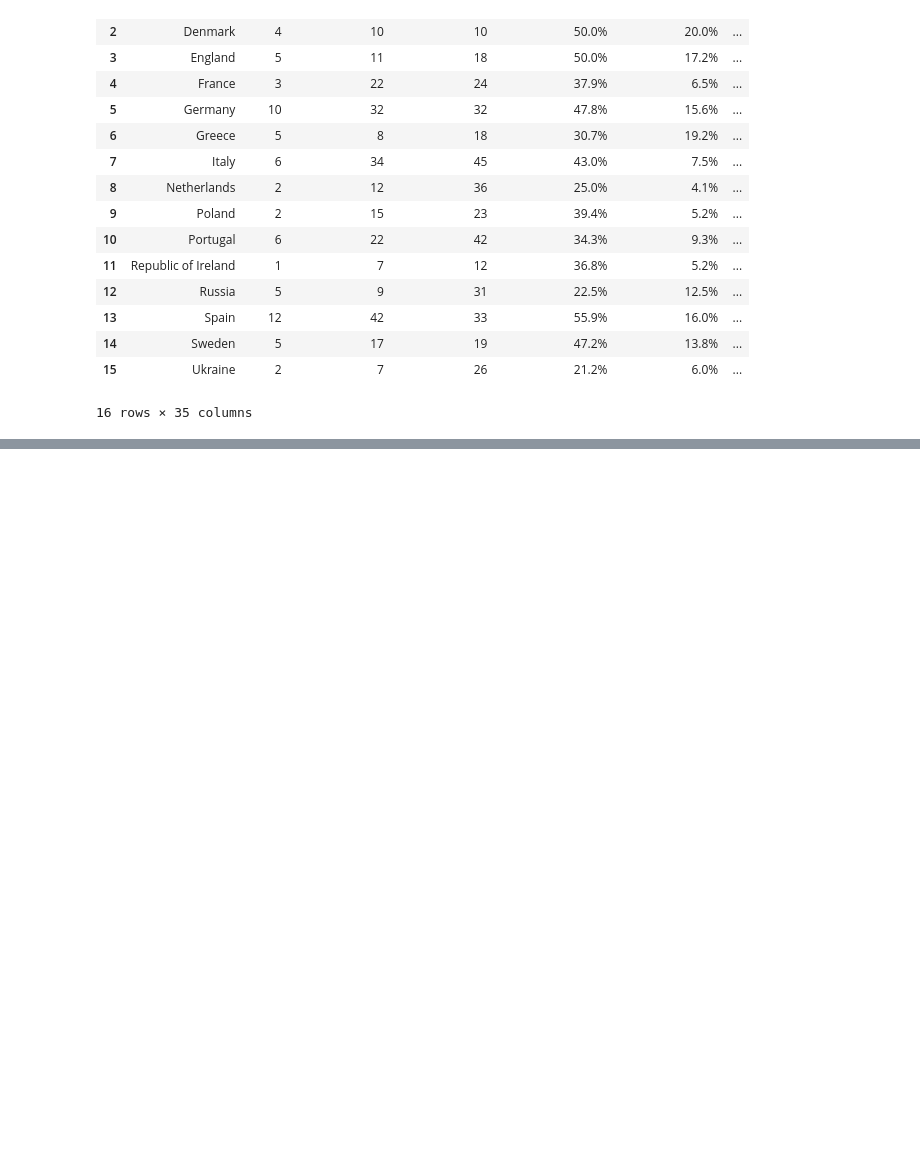
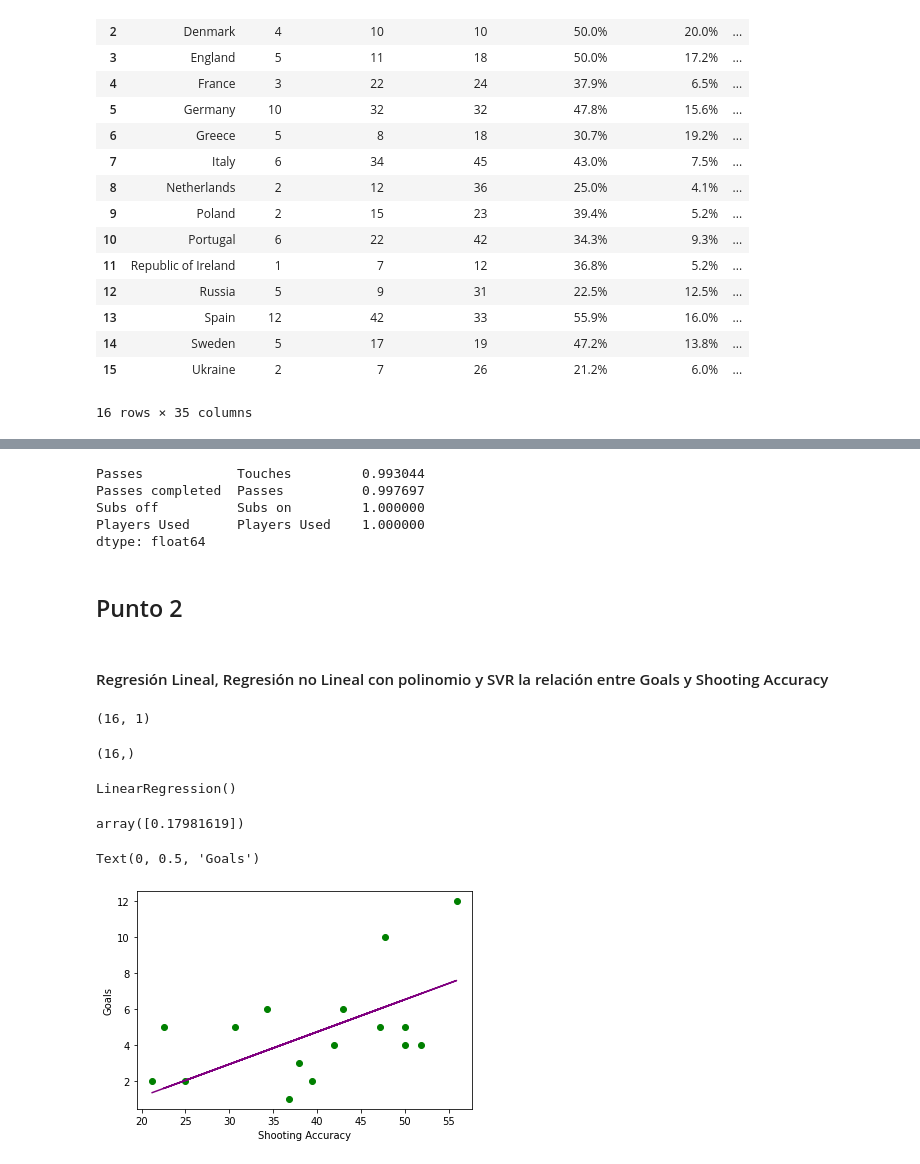
Before and after one commit to Adriagallardo/Adria-Gallardo-Thebridge, a Jupyter notebook: Ejercicios/Week9/4.polynomial_regresion/2.football_stats.ipynb, the cells around one changed output, grey strips where cells are left out. Cells and saved outputs as stored; diff of their text form; code cells hidden in the pictures; blank space fills up the shorter version.

```diff
--- a/Ejercicios/Week9/4.polynomial_regresion/2.football_stats.ipynb
+++ b/Ejercicios/Week9/4.polynomial_regresion/2.football_stats.ipynb
@@ -38,0 +114,49 @@ df
+# %%
+#Cojo 1 de cada 2 ya que las correlaciones en la tabla se repiten 1 vez todas
+se = so[:-30:2]
+se.tail(4)
+#Estos son las columnas de datos de mayor correlación
+# %% [output]
+Passes            Touches         0.993044
+Passes completed  Passes          0.997697
+Subs off          Subs on         1.000000
+Players Used      Players Used    1.000000
+dtype: float64
+# %% [markdown]
+## Punto 2
+# %% [markdown]
+#### Regresión Lineal, Regresión no Lineal con polinomio y SVR la relación entre Goals y Shooting Accuracy
+# %%
+X = df["Shooting Accuracy"].str[:-1].astype(float).values
+X = X.reshape(-1, 1)
+X.shape
+# %% [output]
+(16, 1)
+# %%
+y = df["Goals"].values
+y.shape
+# %% [output]
+(16,)
+# %%
+ X_train, X_test, y_train, y_test = train_test_split(X, y, test_size=0.2)
+# %%
+#Resgresión linear
+lm = LinearRegression()
+# %%
+lm.fit(X_train, y_train)
+# %% [output]
+LinearRegression()
+# %%
+#Con el coeficiente se obtiene la pendiente de la recta de predicción. Esto nos dice que cada punto porcentual de Shooting Accuracy.
+lm.coef_
+# %% [output]
+array([0.17981619])
+# %%
+#Para este caso, la regresión lineal no es buena porque los puntos que se muestran presentan un gran margen de error en cuanto a la predicción postulada.
+plt.scatter(X, y, color = "green")
+plt.plot(X, lm.predict(X), color="purple")
+plt.xlabel("Shooting Accuracy")
+plt.ylabel("Goals")
+# %% [output]
+Text(0, 0.5, 'Goals')
+[figure, added]
```
Also changed, not shown: parts of 27 cells of this notebook, 4 other files.
